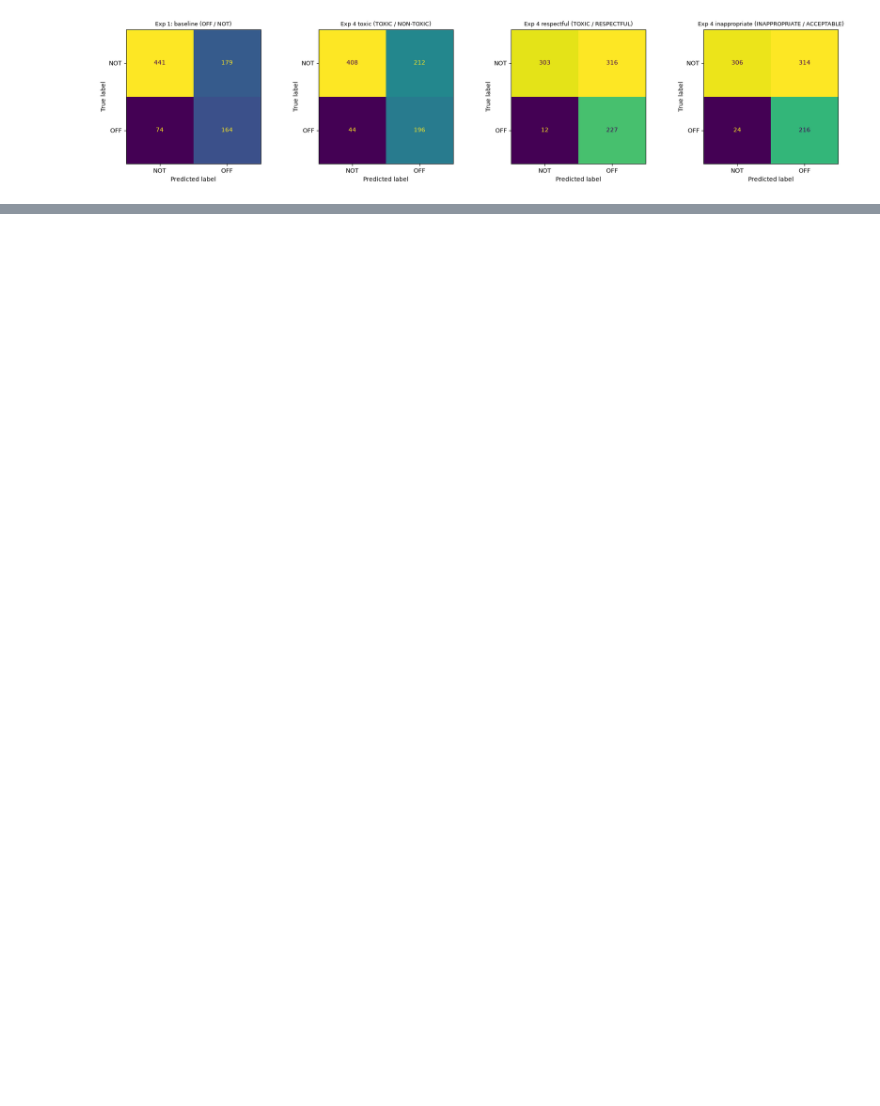
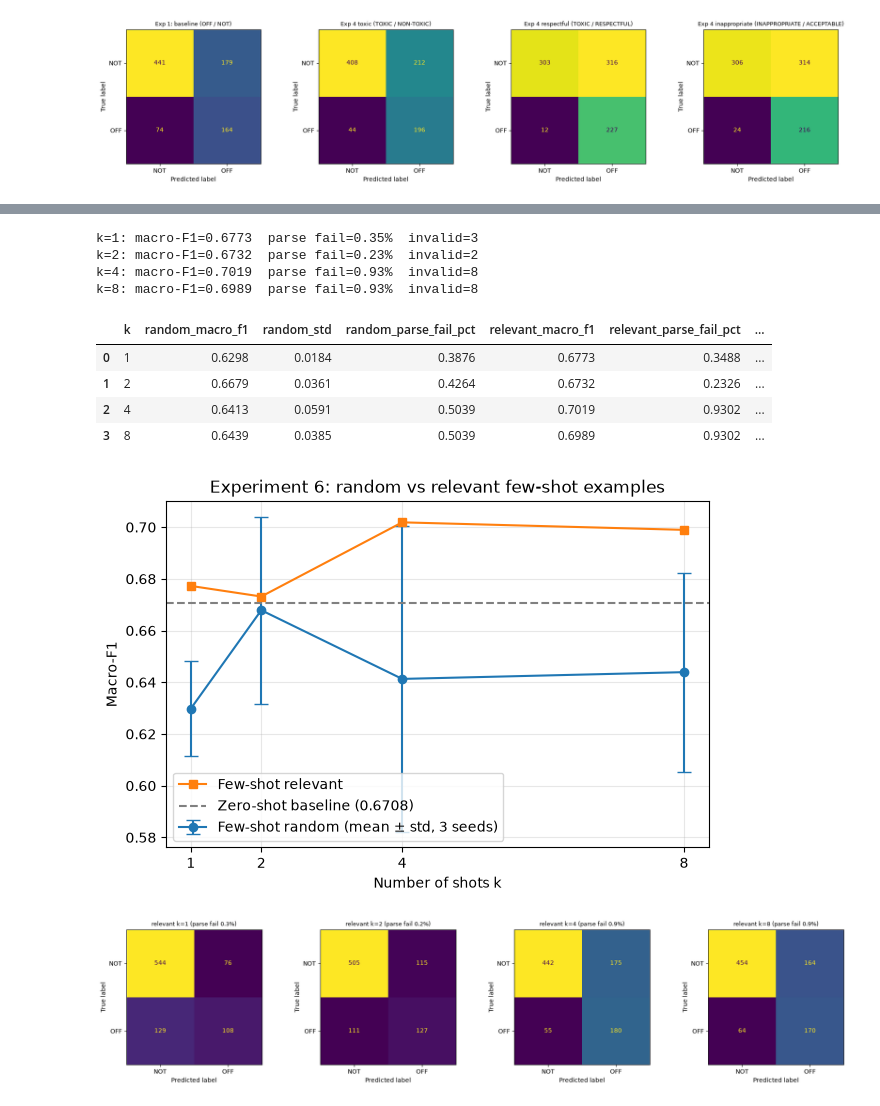
Before and after one commit to s4ddo/subjective-assignment-3, a Jupyter notebook: A3-notebook-group3.ipynb, the cells around one changed output, grey strips where cells are left out. Saved outputs shown, nothing was run; the diff lists cells and outputs as text; code cells hidden in the pictures; blank space fills up the shorter version.

```diff
--- a/A3-notebook-group3.ipynb
+++ b/A3-notebook-group3.ipynb
@@ -514,0 +850,54 @@ plt.show()
+# %%
+exp6_rows = []
+for k, df in exp6_results.items():
+    m = compute_metrics(df)
+    m["k"] = k
+    exp6_rows.append(m)
+    print(f"k={k}: macro-F1={m['macro_f1']:.4f}  parse fail={m['parse_fail_pct']:.2f}%  invalid={m['invalid']}")
+
+exp6_df = pd.DataFrame(exp6_rows).sort_values("k").reset_index(drop=True)
+
+comparison = pd.DataFrame({
+    "k": exp6_df["k"],
+    "random_macro_f1": exp5_report.loc[exp6_df["k"], "macro_f1"].values,
+    "random_std": exp5_report.loc[exp6_df["k"], "macro_f1_std"].values,
+    "random_parse_fail_pct": exp5_report.loc[exp6_df["k"], "parse_fail_pct"].values,
+    "relevant_macro_f1": exp6_df["macro_f1"],
+    "relevant_parse_fail_pct": exp6_df["parse_fail_pct"],
+})
+comparison["delta"] = comparison["relevant_macro_f1"] - comparison["random_macro_f1"]
+display(comparison.round(4))
+
+fig, ax = plt.subplots(figsize=(7, 4.5))
+ax.errorbar(comparison["k"], comparison["random_macro_f1"], yerr=comparison["random_std"],
+            marker="o", capsize=5, label="Few-shot random (mean ± std, 3 seeds)")
+ax.plot(comparison["k"], comparison["relevant_macro_f1"], marker="s", label="Few-shot relevant")
+ax.axhline(baseline_m["macro_f1"], color="gray", linestyle="--",
+           label=f"Zero-shot baseline ({baseline_m['macro_f1']:.4f})")
+ax.set_xlabel("Number of shots k")
+ax.set_ylabel("Macro-F1")
+ax.set_title("Experiment 6: random vs relevant few-shot examples")
+ax.set_xticks(comparison["k"])
+ax.legend()
+ax.grid(alpha=0.3)
+plt.show()
+
+fig, axes = plt.subplots(1, len(FEWSHOT_K_VALUES), figsize=(4.5 * len(FEWSHOT_K_VALUES), 4))
+for ax, k in zip(axes, FEWSHOT_K_VALUES):
+    m = exp6_df[exp6_df["k"] == k].iloc[0]
+    ConfusionMatrixDisplay(confusion_matrix=m["cm"], display_labels=["NOT", "OFF"]).plot(ax=ax, colorbar=False)
+    ax.set_title(f"relevant k={k} (parse fail {m['parse_fail_pct']:.1f}%)", fontsize=9)
+plt.tight_layout()
+plt.show()
+# %% [output]
+k=1: macro-F1=0.6773  parse fail=0.35%  invalid=3
+k=2: macro-F1=0.6732  parse fail=0.23%  invalid=2
+k=4: macro-F1=0.7019  parse fail=0.93%  invalid=8
+k=8: macro-F1=0.6989  parse fail=0.93%  invalid=8
+|  | k | random_macro_f1 | random_std | random_parse_fail_pct | relevant_macro_f1 | relevant_parse_fail_pct | ... |
+| 0 | 1 | 0.6298 | 0.0184 | 0.3876 | 0.6773 | 0.3488 | ... |
+| 1 | 2 | 0.6679 | 0.0361 | 0.4264 | 0.6732 | 0.2326 | ... |
+| 2 | 4 | 0.6413 | 0.0591 | 0.5039 | 0.7019 | 0.9302 | ... |
+| 3 | 8 | 0.6439 | 0.0385 | 0.5039 | 0.6989 | 0.9302 | ... |
+[figure, added]
+[figure, added]
```
Also changed, not shown: parts of 7 cells of this notebook, 18 other files.
